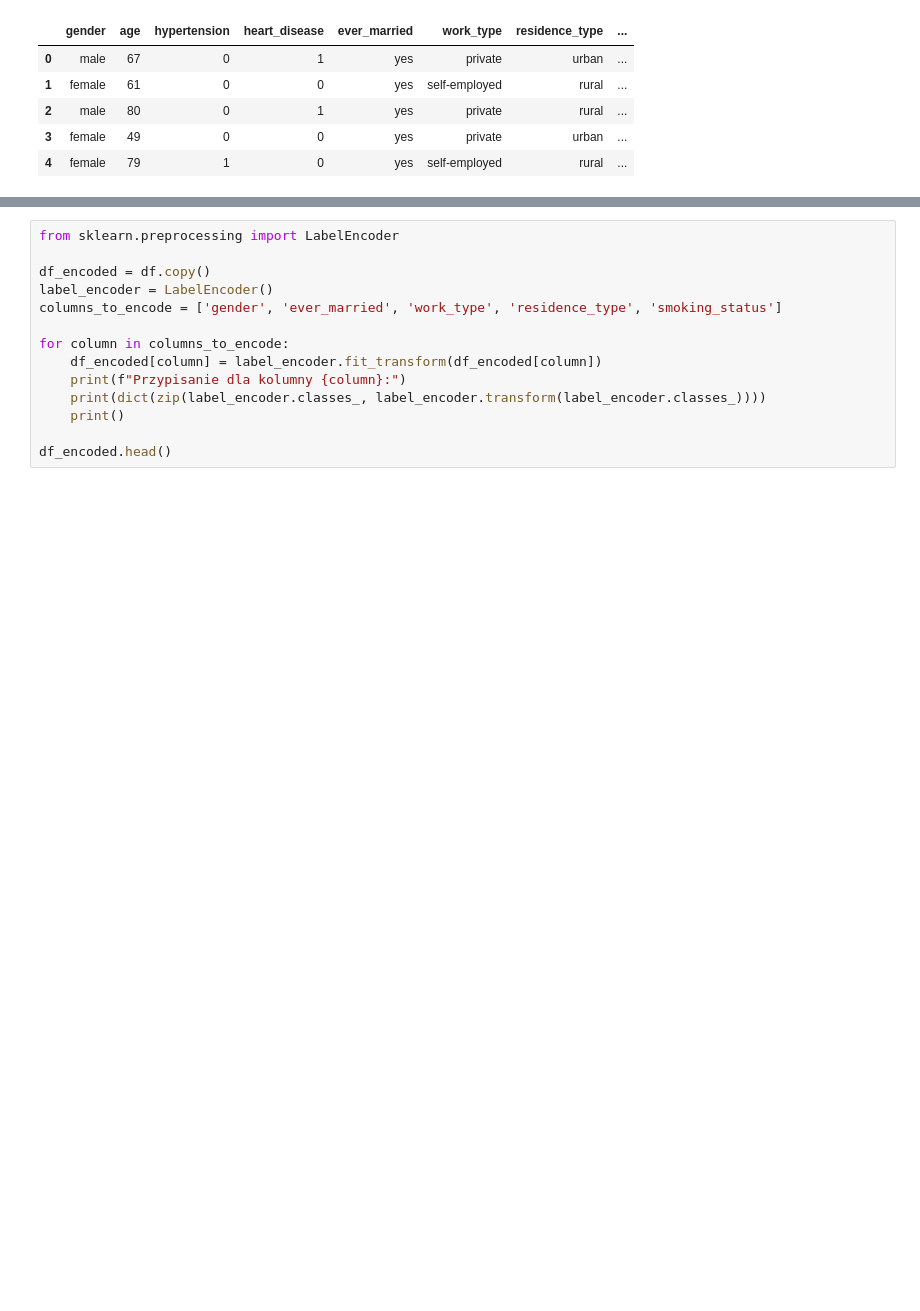
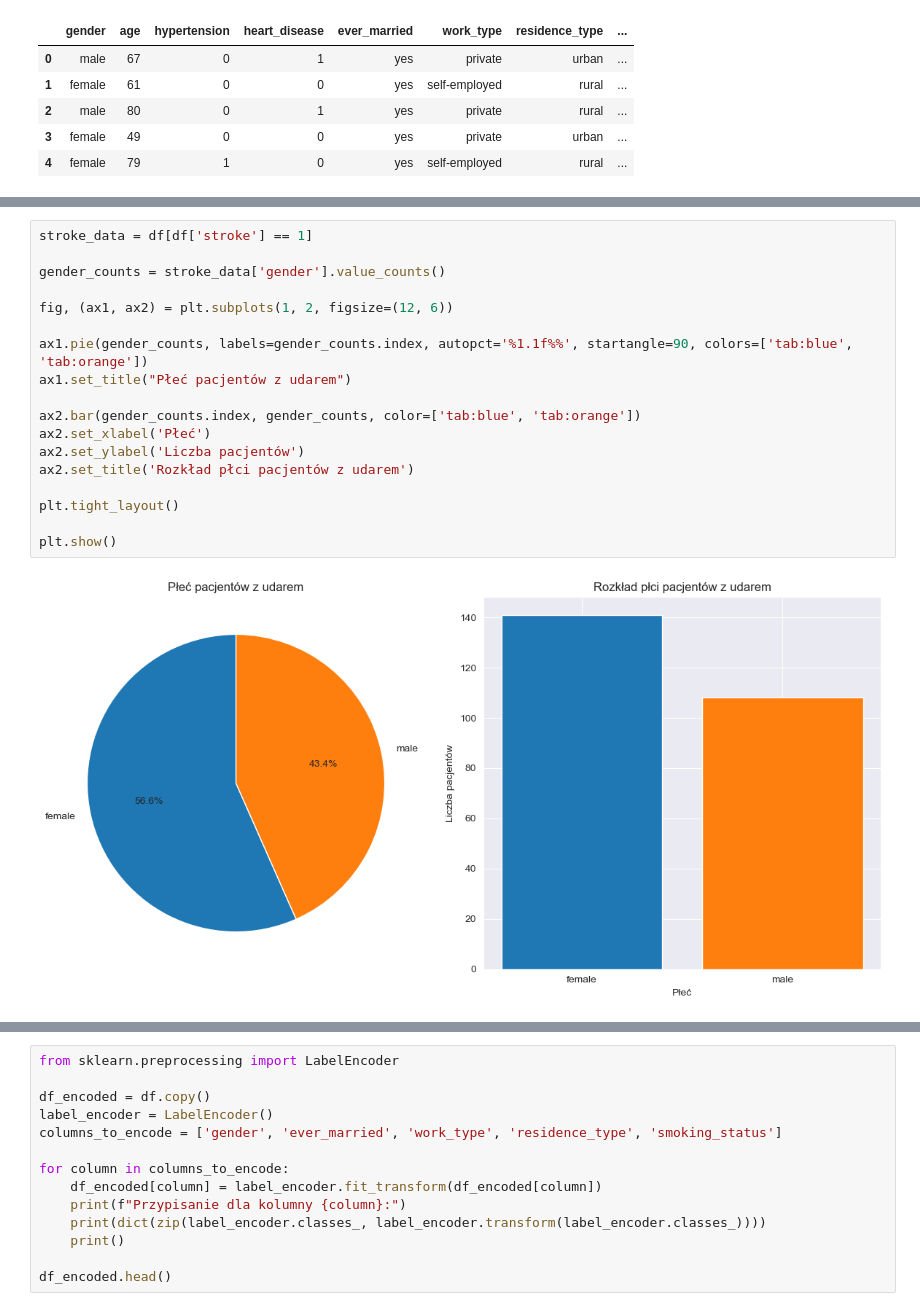
Before and after one commit to jroznerski/stroke_predict, a Jupyter notebook: STROKE PREDICTION/stroke_pred.ipynb, the cells around one changed output, grey strips where cells are left out. Cells and saved outputs as stored; diff of their text form; blank space fills up the shorter version.

```diff
--- a/STROKE PREDICTION/stroke_pred.ipynb
+++ b/STROKE PREDICTION/stroke_pred.ipynb
@@ -80,0 +133,20 @@ df.head()
+# %%
+stroke_data = df[df['stroke'] == 1]
+
+gender_counts = stroke_data['gender'].value_counts()
+
+fig, (ax1, ax2) = plt.subplots(1, 2, figsize=(12, 6))
+
+ax1.pie(gender_counts, labels=gender_counts.index, autopct='%1.1f%%', startangle=90, colors=['tab:blue', 'tab:orange'])
+ax1.set_title("Płeć pacjentów z udarem")
+
+ax2.bar(gender_counts.index, gender_counts, color=['tab:blue', 'tab:orange'])
+ax2.set_xlabel('Płeć')
+ax2.set_ylabel('Liczba pacjentów')
+ax2.set_title('Rozkład płci pacjentów z udarem')
+
+plt.tight_layout()
+
+plt.show()
+# %% [output]
+[figure, added]
```
Also changed, not shown: parts of 17 cells of this notebook.
